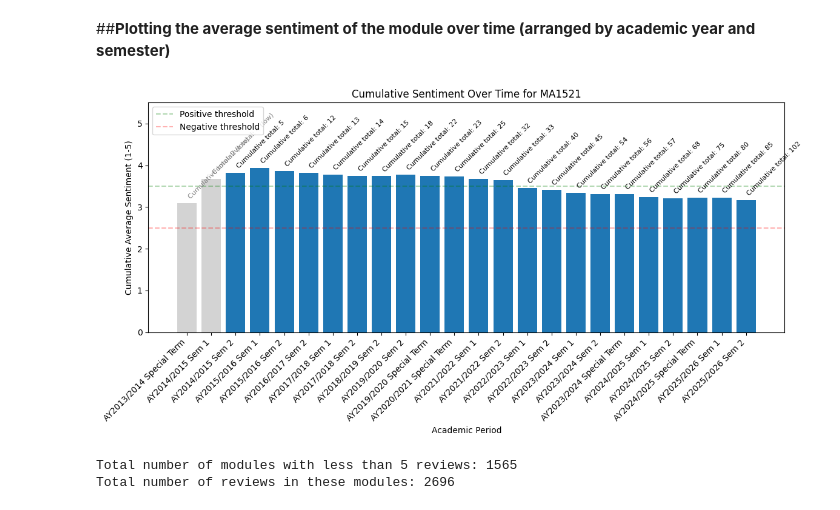
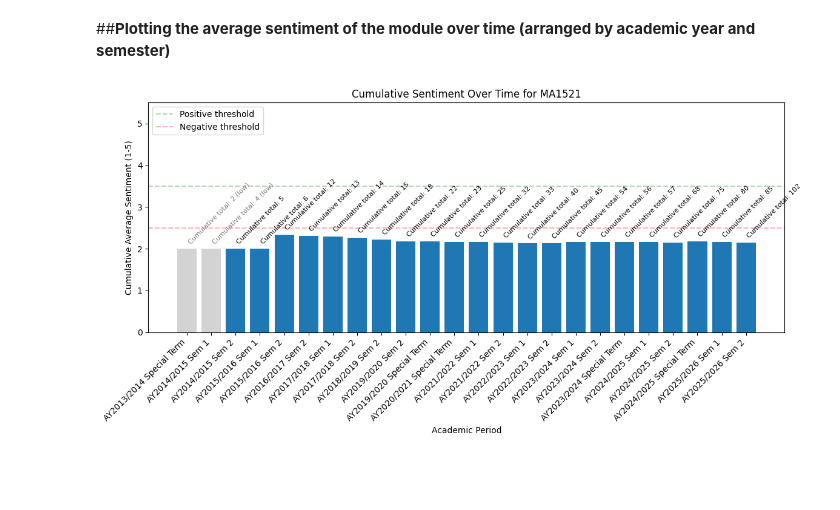
Before and after one commit to thadduslee/Orbital-2026, a Jupyter notebook: Base_file.ipynb, the cells around one changed output. Saved outputs shown, nothing was run; the diff lists cells and outputs as text; code cells hidden in the pictures; blank space fills up the shorter version.

Commit message:
updated to use finetuned model we deployed on huggingface, added in additional functionality of suggesting modules

```diff
--- a/Base_file.ipynb
+++ b/Base_file.ipynb
@@ -69,7 +74,7 @@ def _get_api_key():
         return key
     raise RuntimeError(
         "No API key found.\n"
-        "  In Colab: Secrets → add DISQUS_API_KEY → enable notebook access.\n"
+        "  In Colab: Secrets -> add DISQUS_API_KEY -> enable notebook access.\n"
         "  Make sure you copy the PUBLIC KEY from your Disqus app, not the Secret Key."
     )
 
@@ -95,13 +100,13 @@ def verify_forum():
     if code == 2 or code == 5:
         raise RuntimeError(
             f"\nAPI key rejected (Disqus code {code}).\n"
-            "  Go to https://disqus.com/api/applications/ → your app\n"
+            "  Go to https://disqus.com/api/applications/ -> your app\n"
             "  Copy the PUBLIC KEY (not Secret Key) and update your Colab Secret."
         )
     if code == 18:
         raise RuntimeError(
             f"\nForum not found (Disqus code {code}).\n"
-            "  Check the shortname: open nusmods.com, right-click → View Page Source,\n"
+            "  Check the shortname: open nusmods.com, right-click -> View Page Source,\n"
             "  search for 'disqus_shortname' to find the correct value."
         )
     if code != 0:
@@ -122,7 +127,7 @@ def fetch_all(endpoint, label, extra=None):
     cursor = None
     page   = 0
 
-    print(f"\n⬇  Fetching {label}...")
+    print(f"\n  Fetching {label}...")
 
     while True:
         params = {
@@ -142,13 +147,13 @@ def fetch_all(endpoint, label, extra=None):
                 resp = requests.get(url, params=params, timeout=30)
             except requests.RequestException as e:
                 wait = 2 ** attempt
-                print(f"  Network error (attempt {attempt+1}): {e}. Retrying in {wait}s...")
+                print(f"Network error (attempt {attempt+1}): {e}. Retrying in {wait}s...")
                 time.sleep(wait)
                 continue
 
             if resp.status_code == 429:
                 wait = int(resp.headers.get("Retry-After", 30))
-                print(f"  Rate limited. Waiting {wait}s...")
+                print(f"Rate limited. Waiting {wait}s...")
                 time.sleep(wait)
                 continue
 
@@ -157,7 +162,7 @@ def fetch_all(endpoint, label, extra=None):
 
             break
         else:
-            raise RuntimeError("Max retries exceeded — aborting.")
+            raise RuntimeError("Max retries exceeded, aborting.")
 
         body = resp.json()
 
@@ -168,7 +173,7 @@ def fetch_all(endpoint, label, extra=None):
         batch = body.get("response", [])
         items.extend(batch)
         page += 1
-        print(f"  Page {page:>4}: +{len(batch):>4}  |  total {len(items):>6}", end="\r")
+        print(f"Page {page:>4}: +{len(batch):>4}: total {len(items):>6}", end="\r")
 
         cursor_data = body.get("cursor", {})
         if cursor_data.get("hasNext"):
@@ -194,7 +199,6 @@ def clean_html(html_text):
     return text
 
 def module_code_from_title(title):
-    """'CS1010 Programming Methodology'  →  'CS1010'"""
     if not title:
         return "UNKNOWN"
     first = title.strip().split()[0]
@@ -202,7 +206,7 @@ def module_code_from_title(title):
 
 
 print("=" * 60)
-print(" NUSMods Disqus Scraper")
+print("NUSMods Disqus Scraper")
 print("=" * 60)
 
 verify_forum()
@@ -228,7 +232,7 @@ raw_posts = fetch_all(
 
 with open(CHECKPOINT, "w", encoding="utf-8") as f:
     json.dump(raw_posts, f)
-print(f"  Checkpoint saved → {CHECKPOINT}")
+print(f"Checkpoint saved -> {CHECKPOINT}")
 
 records = []
 for post in raw_posts:
@@ -272,7 +276,7 @@ df_reviews = df_reviews[
 print("\n" + "=" * 60)
 print(f" Done. {len(df_reviews)} usable reviews across "
       f"{df_reviews['module_code'].nunique()} modules.")
-print(f"    Saved → {JSON_OUT} | {CSV_OUT}")
+print(f"Saved -> {JSON_OUT} | {CSV_OUT}")
 print("=" * 60)
 df_reviews[["module_code", "module_title", "date", "message"]].head(5)
 # %% [output]
@@ -315,8 +319,7 @@ ACC1002, ACC1002X, ACC1006, ACC1701, ACC1701X, ACC2002, ACC2706, ACC2707, ACC270
 # %% [markdown]
 ### **Receive user input for module to conduct sentiment analysis on**
 # %%
-#module = input("Enter module code (e.g. CS1010A): ").upper().strip()
-module = "MA1521"
+module = input("Enter module code (e.g. CS1010A): ").upper().strip()
 subset = df_reviews[df_reviews["module_code"] == module]
 
 if subset.empty:
@@ -431,14 +480,14 @@ data_sorted["clean_message"] = data_sorted["message"].apply(clean_review_text)
 if data_sorted.empty:
     print(f"No reviews found for {module}.")
 else:
-    all_scores = model.predict(
-        tf.constant(data_sorted["clean_message"].tolist()),
-        verbose=0
-    ).flatten()
+    pipeline_results = model(data_sorted["clean_message"].tolist(), truncation=True, max_length=512)
+
+    all_scores = [get_score(res) for res in pipeline_results]
+
     data_sorted["sentiment_score"] = all_scores
     data_sorted["period"] = data_sorted["date"].apply(get_academic_period)
 
-    # running cumulative count and mean, chronological order
+    #running cumulative count and mean, chronological order
     data_sorted["cum_n"]   = np.arange(1, len(data_sorted) + 1)
     data_sorted["cum_avg"] = data_sorted["sentiment_score"].expanding().mean()
 
@@ -452,53 +501,31 @@ else:
 
     #code to plot the graph below (adjust if words overlap)
     colors = ["tab:blue" if n >= MIN_SAMPLES else "lightgray" for n in cum_summary["n"]]
 
     fig, ax1 = plt.subplots(figsize=(12, 6))
     bars = ax1.bar(cum_summary["period"], cum_summary["avg_sentiment"], color=colors)
 
     ax1.set_xlabel("Academic Period")
     ax1.set_ylabel("Cumulative Average Sentiment (1-5)")
     ax1.set_ylim(0, 5.5)
     ax1.axhline(y=3.5, color="green", linestyle="--", alpha=0.3, label="Positive threshold")
     ax1.axhline(y=2.5, color="red", linestyle="--", alpha=0.3, label="Negative threshold")
 
     for bar, n in zip(bars, cum_summary["n"]):
         label = f"Cumulative total: {n}" if n >= MIN_SAMPLES else f"Cumulative total: {n} (low)"
         ax1.text(bar.get_x() + bar.get_width() / 2, bar.get_height() + 0.08,
                   label, ha="left", va="bottom", fontsize=8, rotation=45,
                   color="black" if n >= MIN_SAMPLES else "gray")
 
     plt.xticks(rotation=45, ha="right")
     plt.title(f"Cumulative Sentiment Over Time for {module}")
     ax1.legend(loc="upper left")
     plt.tight_layout()
     plt.show()
 
     current_total = cum_summary["n"].iloc[-1]
     if current_total < MIN_SAMPLES:
         print(f"Cumulative review count is still below {MIN_SAMPLES} "
               f"(currently {current_total}). Sentiment score not yet reliable.")
 # %% [output]
-[figure, old version]
+[figure, new version]
-# %%
-# Calculate the number of reviews per module
-module_review_counts = df_reviews.groupby('module_code').size().reset_index(name='review_count')
-
-# Filter for modules with less than 5 reviews
-modules_with_low_reviews = module_review_counts[module_review_counts['review_count'] < 5]
-
-# Get the total number of such modules
-total_low_review_modules = len(modules_with_low_reviews)
-
-# Get the total number of reviews in these modules
-total_reviews_in_low_review_modules = modules_with_low_reviews['review_count'].sum()
-
-print(f"Total number of modules with less than 5 reviews: {total_low_review_modules}")
-print(f"Total number of reviews in these modules: {total_reviews_in_low_review_modules}")
-
-# Optionally, display the list of these modules
-# print("\nModules with less than 5 reviews:")
-# display(modules_with_low_reviews)
-# %% [output]
-Total number of modules with less than 5 reviews: 1565
-Total number of reviews in these modules: 2696
```
Also changed, not shown: parts of 12 cells of this notebook.
